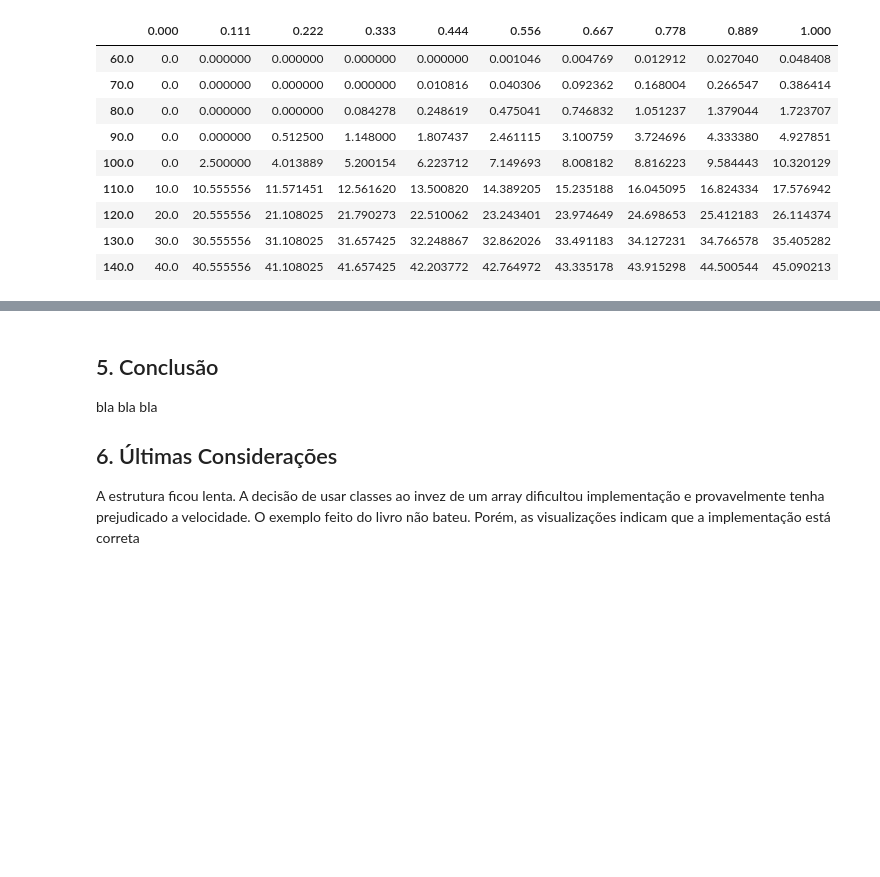
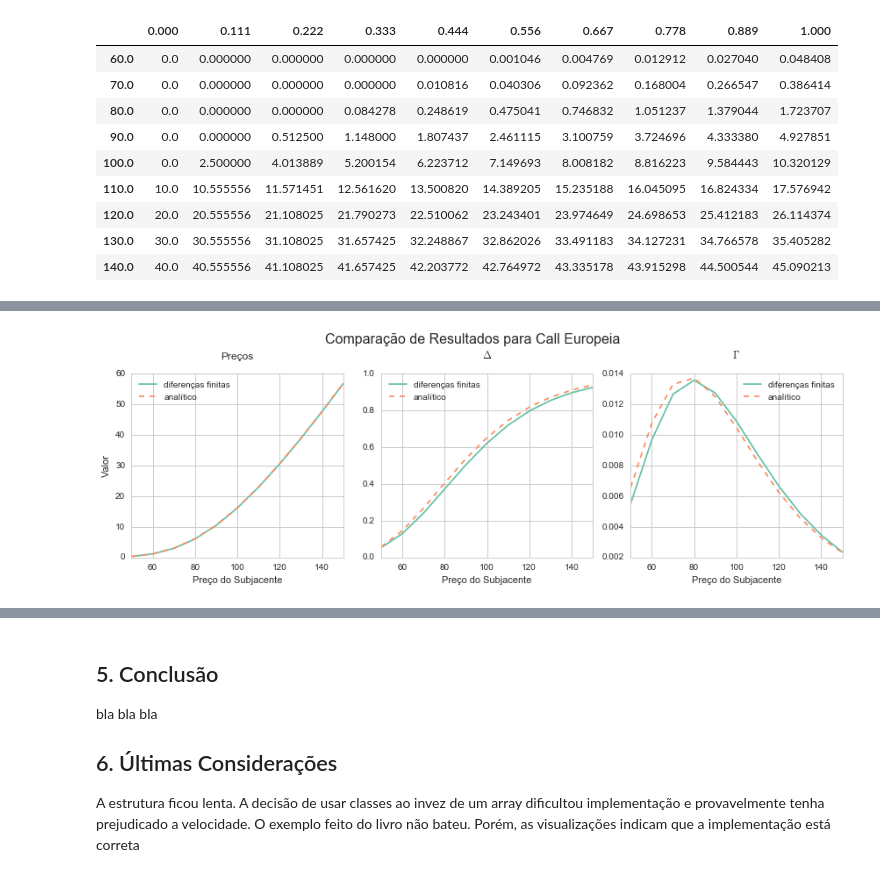
Before and after one commit to ucaiado/FiniteDifference_Pricing, a Jupyter notebook: UiraCaiadoEx02.ipynb, the cells around one changed output, grey strips where cells are left out. Saved outputs shown, nothing was run; the diff lists cells and outputs as text; code cells hidden in the pictures; blank space fills up the shorter version.

Commit message:
feat: implement several calsses to precify different options and test them

```diff
--- a/UiraCaiadoEx02.ipynb
+++ b/UiraCaiadoEx02.ipynb
@@ -251,0 +241,11 @@ df_plot.plot()
+# %%
+import finite_difference; reload(finite_difference);
+d_param = {"f_St": 100.,  # preco do ativo
+           "f_sigma": 0.5, # desvio padra do ativo objeto
+           "f_time": .5,  # tempo para vencimento em anos
+           "f_r": 0.10,  # taxa de juros anual
+           "i_nas": 20,  # passos que o ativo sera discretizado
+           "f_K": 100.  # strike da opcao
+          }
+
+%time my_option = finite_difference.EuropianCall(**d_param)
@@ -251,0 +254,5 @@ df_plot.plot()
+# %%
+l_prices = np.arange(50., 151., 1.)
+my_option.compare_to_analytical_solutions(l_prices, d_param['f_time'])
+# %% [output]
+[figure, added]
```
Also changed, not shown: parts of 18 cells of this notebook, 1 other file.
